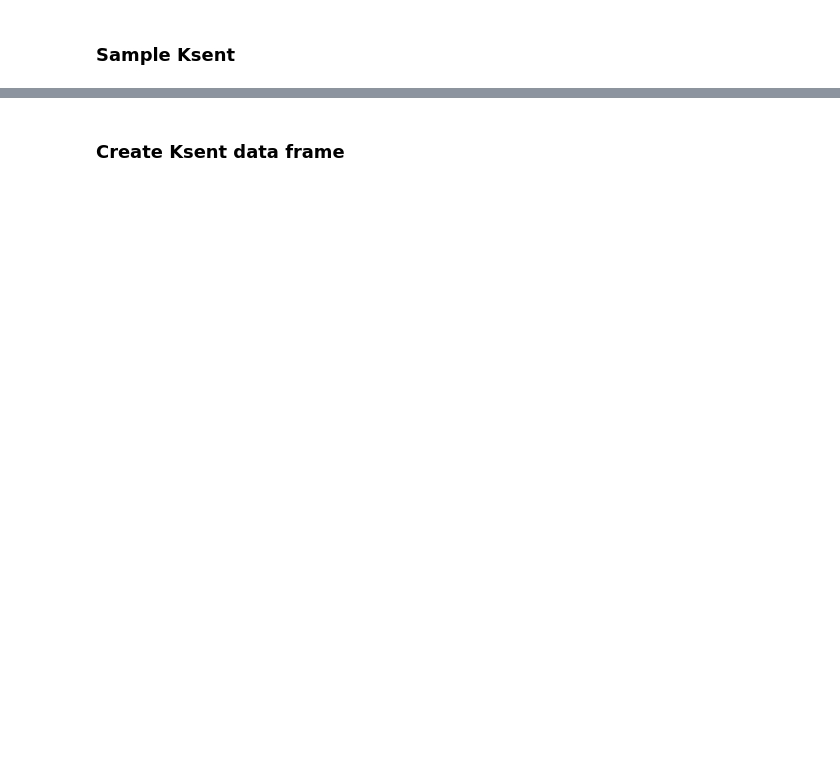
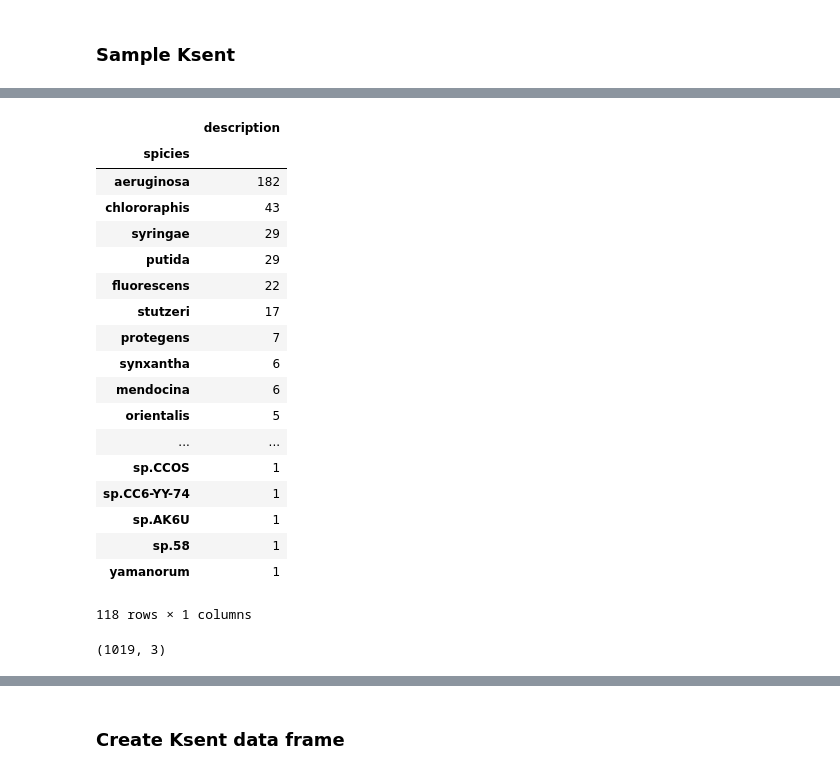
Before and after one commit to sergeman/fastai-genomic, a Jupyter notebook: ipynb/vectorise.ipynb, the cells around one changed output, grey strips where cells are left out. Cells and saved outputs as stored; diff of their text form; code cells hidden in the pictures; blank space fills up the shorter version.

```diff
--- a/ipynb/vectorise.ipynb
+++ b/ipynb/vectorise.ipynb
@@ -55,0 +101,22 @@ df = pd.DataFrame(read_fastas(ff, "Bacillus"), columns=["seq", "sp","len"])
+# %%
+b.loc["Pseudomonas"].sort_values("description", ascending = False)
+# %% [output]
+|  | description |
+| spicies |  |
+| aeruginosa | 182 |
+| chlororaphis | 43 |
+| syringae | 29 |
+| putida | 29 |
+| fluorescens | 22 |
+| stutzeri | 17 |
+| protegens | 7 |
+| synxantha | 6 |
+| mendocina | 6 |
+| orientalis | 5 |
+| ... | ... |
+| sp.CCOS | 1 |
+| sp.CC6-YY-74 | 1 |
+| sp.AK6U | 1 |
+| sp.58 | 1 |
+| yamanorum | 1 |
+118 rows × 1 columns
@@ -55,0 +125,4 @@ df = pd.DataFrame(read_fastas(ff, "Bacillus"), columns=["seq", "sp","len"])
+# %%
+df.shape
+# %% [output]
+(1019, 3)
```
Also changed, not shown: parts of 24 cells of this notebook.
